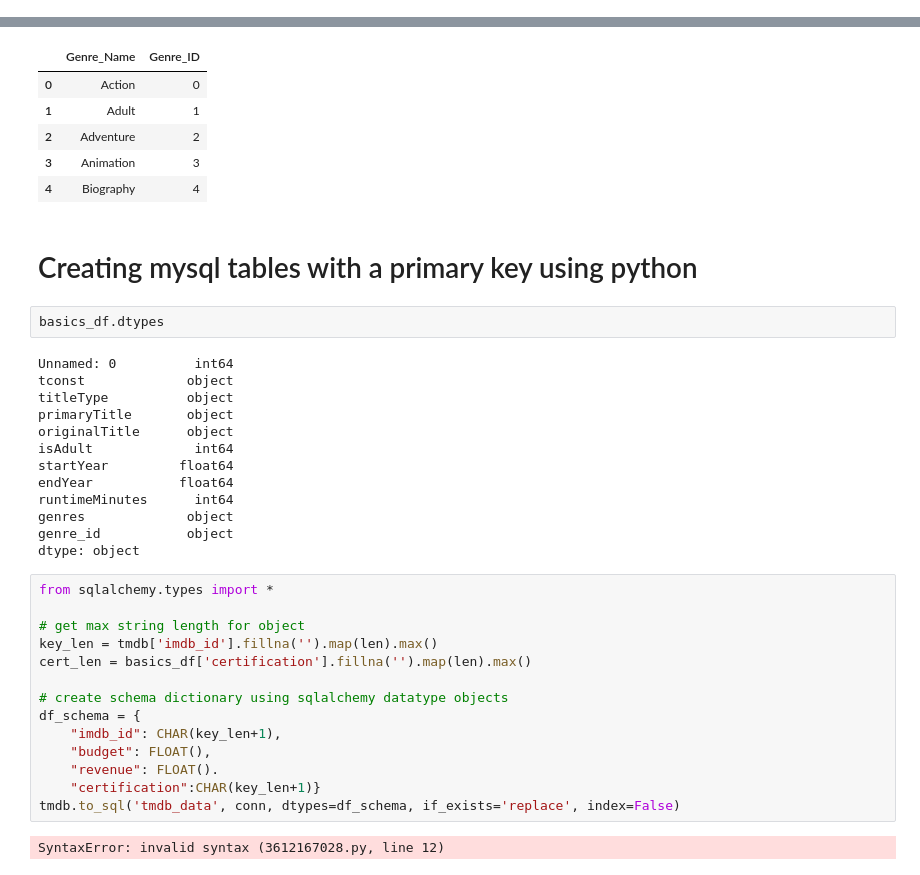
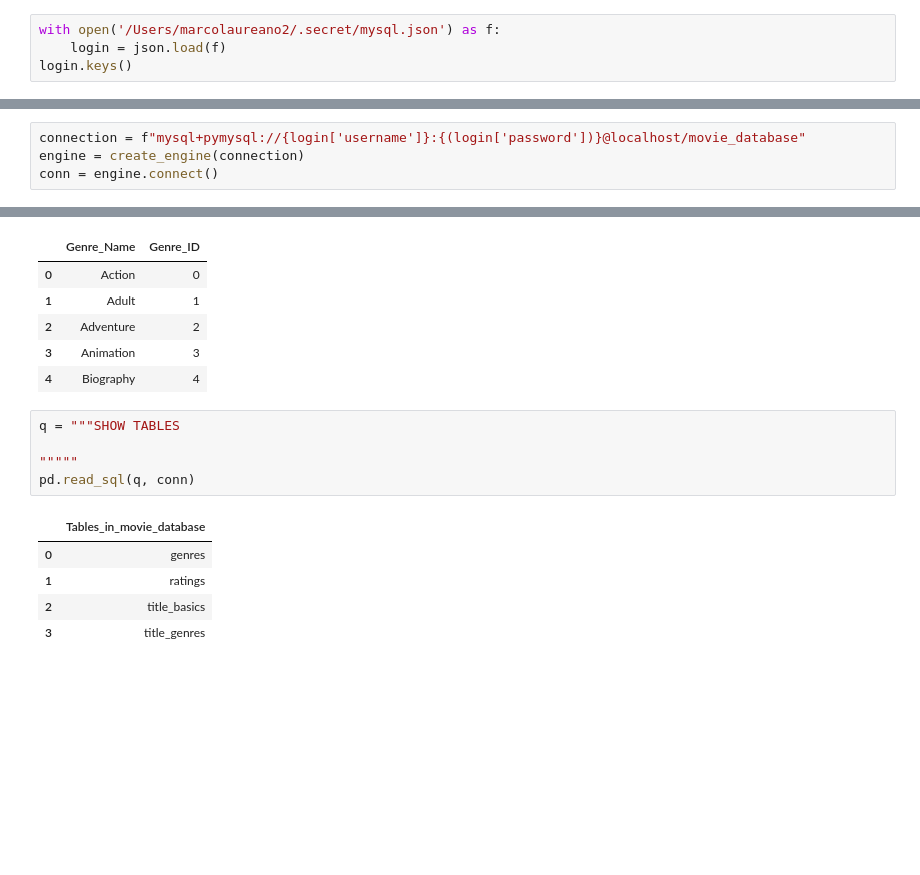
Before and after one commit to donmarcolaureano/Movie-Database, a Jupyter notebook: Transform_and_load.ipynb, the cells around one changed output, grey strips where cells are left out. Saved outputs shown, nothing was run; the diff lists cells and outputs as text; blank space fills up the shorter version.

```diff
--- a/Transform_and_load.ipynb
+++ b/Transform_and_load.ipynb
@@ -11,0 +13,4 @@ import sqlalchemy
+# %%
+with open('/Users/marcolaureano2/.secret/mysql.json') as f:
+    login = json.load(f)
+login.keys()
@@ -12,3 +19,7 @@ import sqlalchemy
+# %%
+connection = f"mysql+pymysql://{login['username']}:{(login['password'])}@localhost/movie_database"
+engine = create_engine(connection)
+conn = engine.connect()
 # %%
 basics_df = pd.read_csv('/Users/marcolaureano2/Documents/GitHub/Movie-Database/Data/preprocessed_movie_data.csv')
 basics_df.head()
@@ -260,36 +273,14 @@ genre_lookup.head()
 | 2 | Adventure | 2 |
 | 3 | Animation | 3 |
 | 4 | Biography | 4 |
-# %% [markdown]
-# Creating mysql tables with a primary key using python
-# %%
-basics_df.dtypes
-# %% [output]
-Unnamed: 0          int64
-tconst             object
-titleType          object
-primaryTitle       object
-originalTitle      object
-isAdult             int64
-startYear         float64
-endYear           float64
-runtimeMinutes      int64
-genres             object
-genre_id           object
-dtype: object
-# %%
-from sqlalchemy.types import *
-
-# get max string length for object
-key_len = tmdb['imdb_id'].fillna('').map(len).max()
-cert_len = basics_df['certification'].fillna('').map(len).max()
-
-# create schema dictionary using sqlalchemy datatype objects
-df_schema = {
-    "imdb_id": CHAR(key_len+1),
-    "budget": FLOAT(),
-    "revenue": FLOAT().
-    "certification":CHAR(key_len+1)}
-tmdb.to_sql('tmdb_data', conn, dtypes=df_schema, if_exists='replace', index=False)
-# %% [output]
-SyntaxError: invalid syntax (3612167028.py, line 12)
+# %%
+q = """SHOW TABLES
+
+"""""
+pd.read_sql(q, conn)
+# %% [output]
+|  | Tables_in_movie_database |
+| 0 | genres |
+| 1 | ratings |
+| 2 | title_basics |
+| 3 | title_genres |
```
Also changed, not shown: parts of 5 cells of this notebook, 2 other files.
